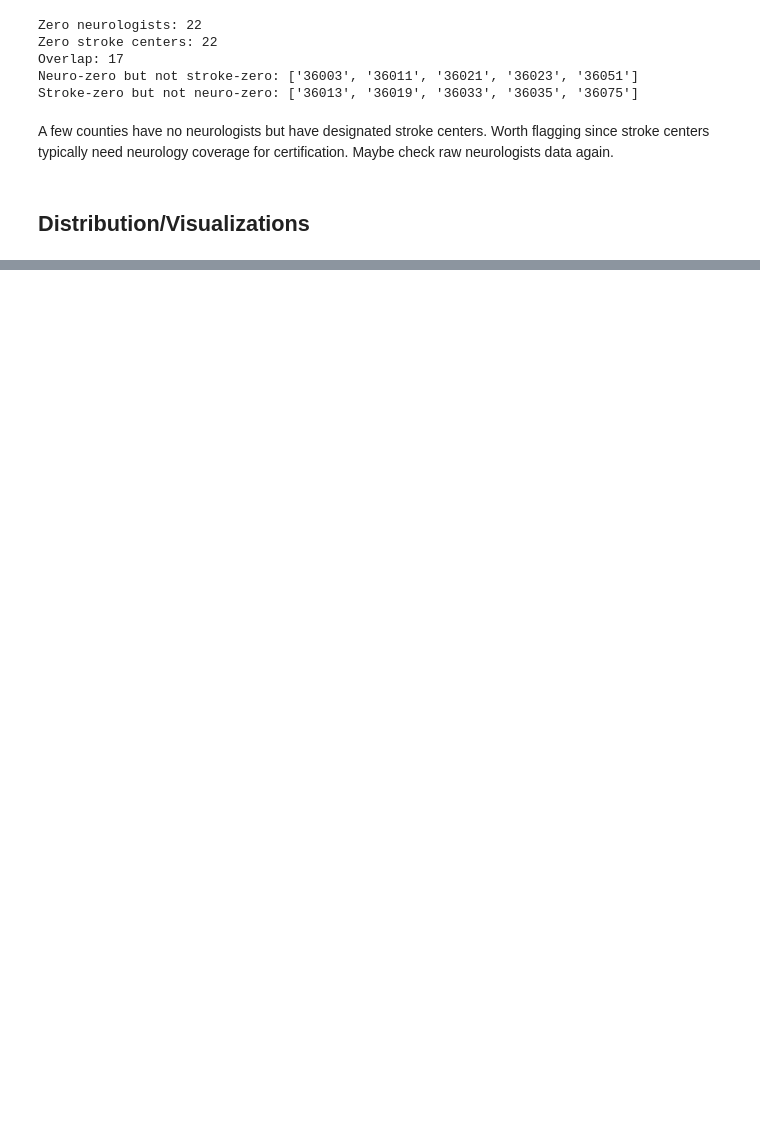
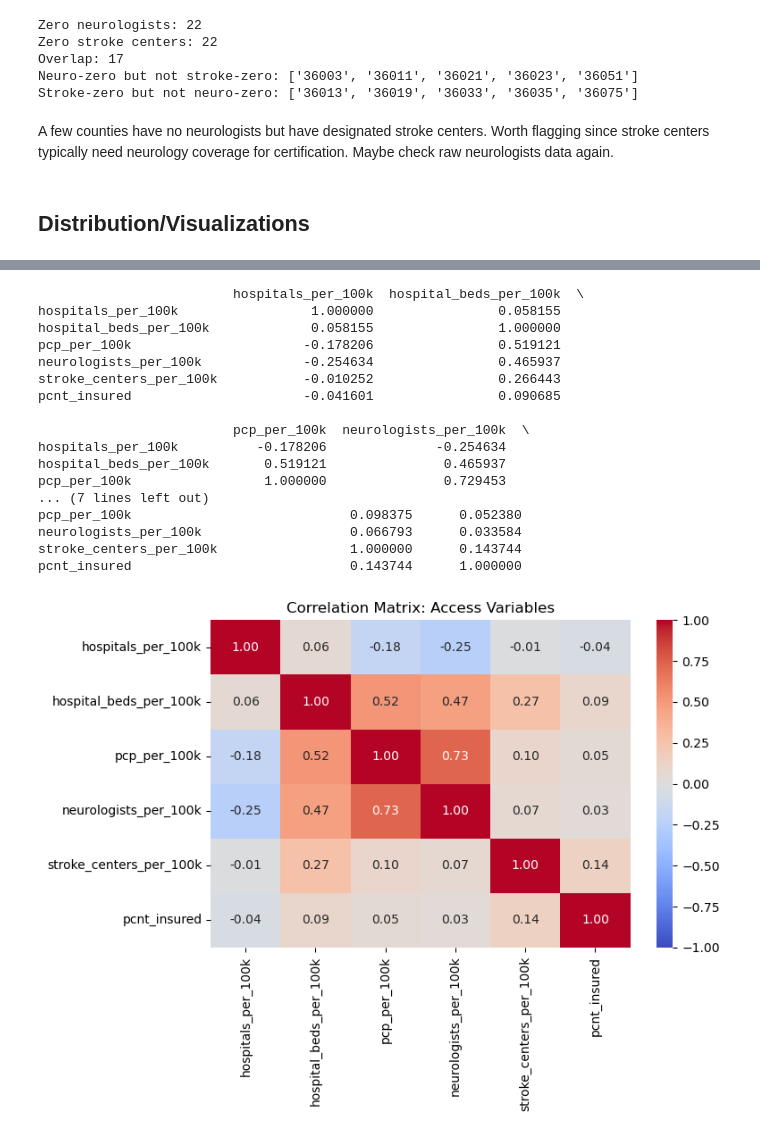
Before and after one commit to palism1/stroke-burden-index, a Jupyter notebook: notebooks/SCAI_EDA.ipynb, the cells around one changed output, grey strips where cells are left out. Drawn from its saved outputs; the diff is of its cells as text; code cells hidden in the pictures; blank space fills up the shorter version.

```diff
--- a/notebooks/SCAI_EDA.ipynb
+++ b/notebooks/SCAI_EDA.ipynb
@@ -203,0 +224,34 @@ dtype: float64
+# %%
+import seaborn as sns
+import matplotlib.pyplot as plt
+
+cols = ['hospitals_per_100k', 'hospital_beds_per_100k', 'pcp_per_100k',
+         'neurologists_per_100k', 'stroke_centers_per_100k', 'pcnt_insured']
+
+corr_matrix = scai_data[cols].corr()
+print(corr_matrix)
+
+plt.figure(figsize=(8, 6))
+sns.heatmap(corr_matrix, annot=True, cmap='coolwarm', center=0, vmin=-1, vmax=1, fmt='.2f')
+plt.title('Correlation Matrix: Access Variables')
+plt.tight_layout()
+plt.show()
+# %% [output]
+                         hospitals_per_100k  hospital_beds_per_100k  \
+hospitals_per_100k                 1.000000                0.058155
+hospital_beds_per_100k             0.058155                1.000000
+pcp_per_100k                      -0.178206                0.519121
+neurologists_per_100k             -0.254634                0.465937
+stroke_centers_per_100k           -0.010252                0.266443
+pcnt_insured                      -0.041601                0.090685
+
+                         pcp_per_100k  neurologists_per_100k  \
+hospitals_per_100k          -0.178206              -0.254634
+hospital_beds_per_100k       0.519121               0.465937
+pcp_per_100k                 1.000000               0.729453
+... (7 lines left out)
+pcp_per_100k                            0.098375      0.052380
+neurologists_per_100k                   0.066793      0.033584
+stroke_centers_per_100k                 1.000000      0.143744
+pcnt_insured                            0.143744      1.000000
+[figure, added]
```
Also changed, not shown: parts of 13 cells of this notebook, 1 other file.
